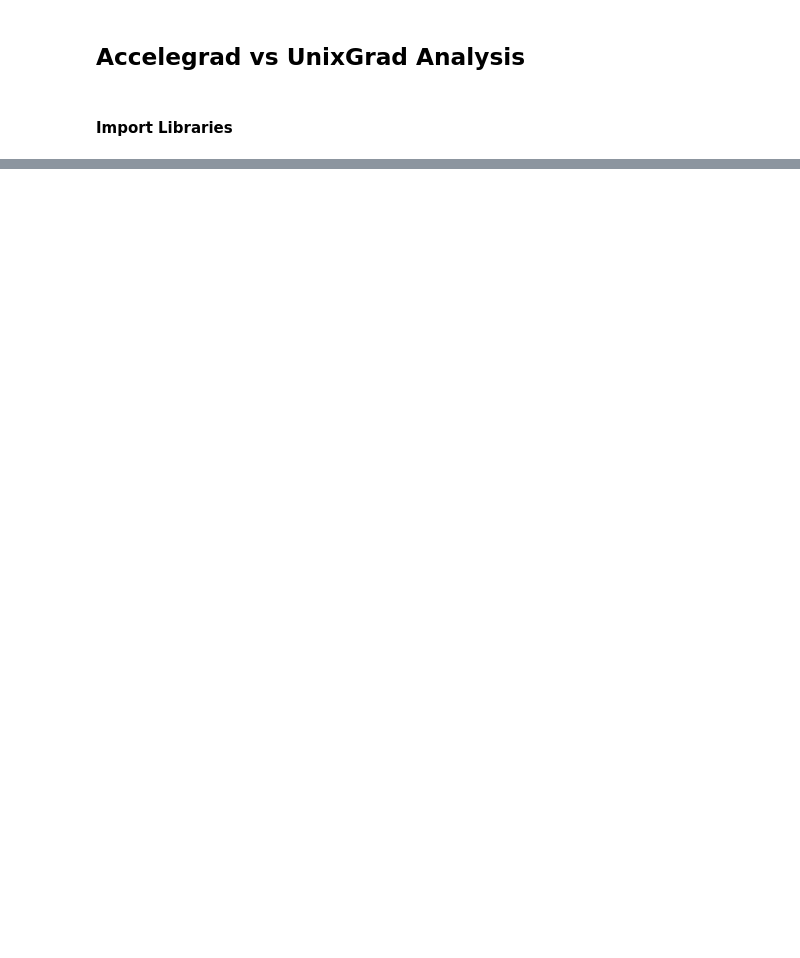
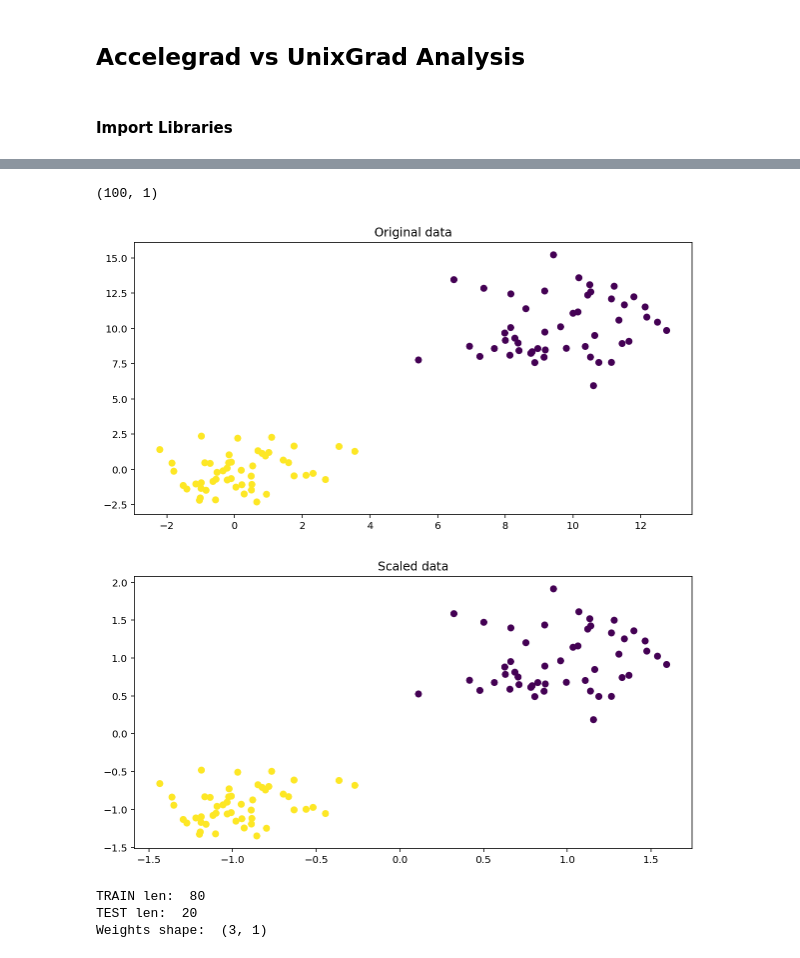
Before and after one commit to FrancescoMandru/Optimization, a Jupyter notebook: jupyter/testfunctions.ipynb, the cells around one changed output, grey strips where cells are left out. Saved outputs shown, nothing was run; the diff lists cells and outputs as text; code cells hidden in the pictures; blank space fills up the shorter version.

```diff
--- a/jupyter/testfunctions.ipynb
+++ b/jupyter/testfunctions.ipynb
@@ -68,6 +69,55 @@ Labels shape:  (569, 1)
 TRAIN len:  455
 TEST len:  114
 Weights shape:  (31, 1)
+# %%
+d = 2
+n = 50
+mean = np.zeros(d)
+sigma = 1.1
+cov = (sigma**2)*np.eye(d)
+x1 = np.random.multivariate_normal(mean, cov, n)
+l1 = np.ones(len(x1))
+
+mean = 10*np.ones(d)
+sigma = 2
+cov = (sigma**2)*np.eye(d)
+x2 = np.random.multivariate_normal(mean, cov, n)
+l2 = (-1)*np.ones(len(x2))
+
+data = np.concatenate((x1,x2), axis=0 )
+labels = np.concatenate((l1,l2), axis=0 ).reshape(-1,1)
+print(labels.shape)
+
+plt.scatter(data[:,0],data[:,1], c = labels)
+plt.title("Original data")
+plt.show()
+
+
+scaler = preprocessing.StandardScaler().fit(data)
+data = scaler.transform(data)
+
+plt.scatter(data[:,0],data[:,1], c=labels)
+plt.title("Scaled data")
+plt.show()
+
+# Add homogeneous coord
+b = np.ones(len(data)).reshape(-1,1)
+data = np.hstack((b, data))
+
+
+X_train, X_test, y_train, y_test = train_test_split(data, labels, test_size=0.20, random_state=42)
+print("TRAIN len: ", len(X_train))
+print("TEST len: ", len(X_test))
+#initialize initial weights as a sparse matrix.
+weights_initial = np.random.rand(1,data.shape[1]).T
+print("Weights shape: ", weights_initial.shape)
+# %% [output]
+(100, 1)
+[figure, added]
+[figure, added]
+TRAIN len:  80
+TEST len:  20
+Weights shape:  (3, 1)
 # %%
 def gen_least_square_data(n, d, R):
     """Generate a sintethic dataset which solution
```
Also changed, not shown: parts of 5 cells of this notebook.
